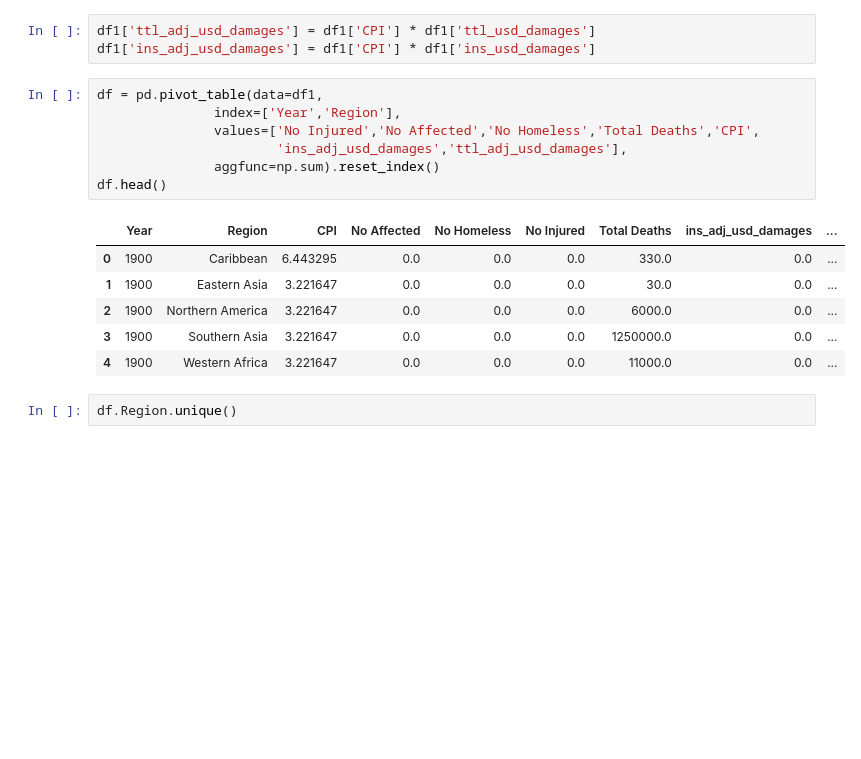
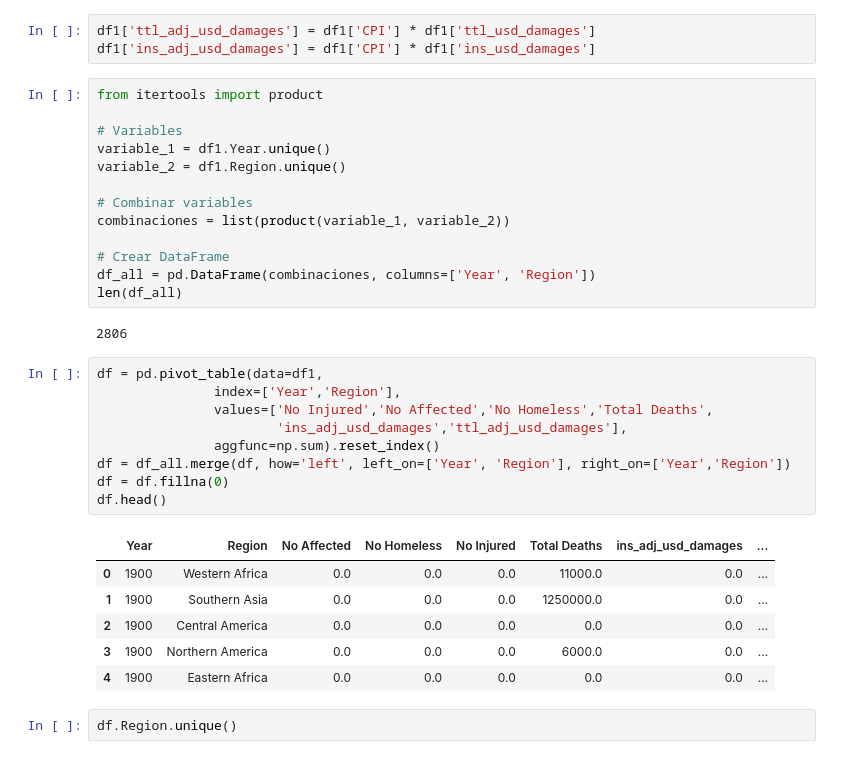
Before and after one commit to Globant-CodeFest/teamElevenEleven, a Jupyter notebook: eda_datos.ipynb, the cells around one changed output. Drawn from its saved outputs; the diff is of its cells as text; blank space fills up the shorter version.

```diff
--- a/eda_datos.ipynb
+++ b/eda_datos.ipynb
@@ -51,20 +51,37 @@ Index(['Year', 'Seq', 'Glide', 'Disaster Group', 'Disaster Subgroup',
 # %%
 df1['ttl_adj_usd_damages'] = df1['CPI'] * df1['ttl_usd_damages']
 df1['ins_adj_usd_damages'] = df1['CPI'] * df1['ins_usd_damages']
+# %%
+from itertools import product
+
+# Variables
+variable_1 = df1.Year.unique()
+variable_2 = df1.Region.unique()
+
+# Combinar variables
+combinaciones = list(product(variable_1, variable_2))
+
+# Crear DataFrame
+df_all = pd.DataFrame(combinaciones, columns=['Year', 'Region'])
+len(df_all)
+# %% [output]
+2806
 # %%
 df = pd.pivot_table(data=df1,
                index=['Year','Region'],
-               values=['No Injured','No Affected','No Homeless','Total Deaths','CPI',
+               values=['No Injured','No Affected','No Homeless','Total Deaths',
                        'ins_adj_usd_damages','ttl_adj_usd_damages'],
                aggfunc=np.sum).reset_index()
+df = df_all.merge(df, how='left', left_on=['Year', 'Region'], right_on=['Year','Region'])
+df = df.fillna(0)
 df.head()
 # %% [output]
-|  | Year | Region | CPI | No Affected | No Homeless | No Injured | Total Deaths | ins_adj_usd_damages | ... |
-| 0 | 1900 | Caribbean | 6.443295 | 0.0 | 0.0 | 0.0 | 330.0 | 0.0 | ... |
-| 1 | 1900 | Eastern Asia | 3.221647 | 0.0 | 0.0 | 0.0 | 30.0 | 0.0 | ... |
-| 2 | 1900 | Northern America | 3.221647 | 0.0 | 0.0 | 0.0 | 6000.0 | 0.0 | ... |
-| 3 | 1900 | Southern Asia | 3.221647 | 0.0 | 0.0 | 0.0 | 1250000.0 | 0.0 | ... |
-| 4 | 1900 | Western Africa | 3.221647 | 0.0 | 0.0 | 0.0 | 11000.0 | 0.0 | ... |
+|  | Year | Region | No Affected | No Homeless | No Injured | Total Deaths | ins_adj_usd_damages | ... |
+| 0 | 1900 | Western Africa | 0.0 | 0.0 | 0.0 | 11000.0 | 0.0 | ... |
+| 1 | 1900 | Southern Asia | 0.0 | 0.0 | 0.0 | 1250000.0 | 0.0 | ... |
+| 2 | 1900 | Central America | 0.0 | 0.0 | 0.0 | 0.0 | 0.0 | ... |
+| 3 | 1900 | Northern America | 0.0 | 0.0 | 0.0 | 6000.0 | 0.0 | ... |
+| 4 | 1900 | Eastern Africa | 0.0 | 0.0 | 0.0 | 0.0 | 0.0 | ... |
 # %%
 df.Region.unique()
 # %% [output]
```
Also changed, not shown: parts of 12 cells of this notebook, 1 other file.
